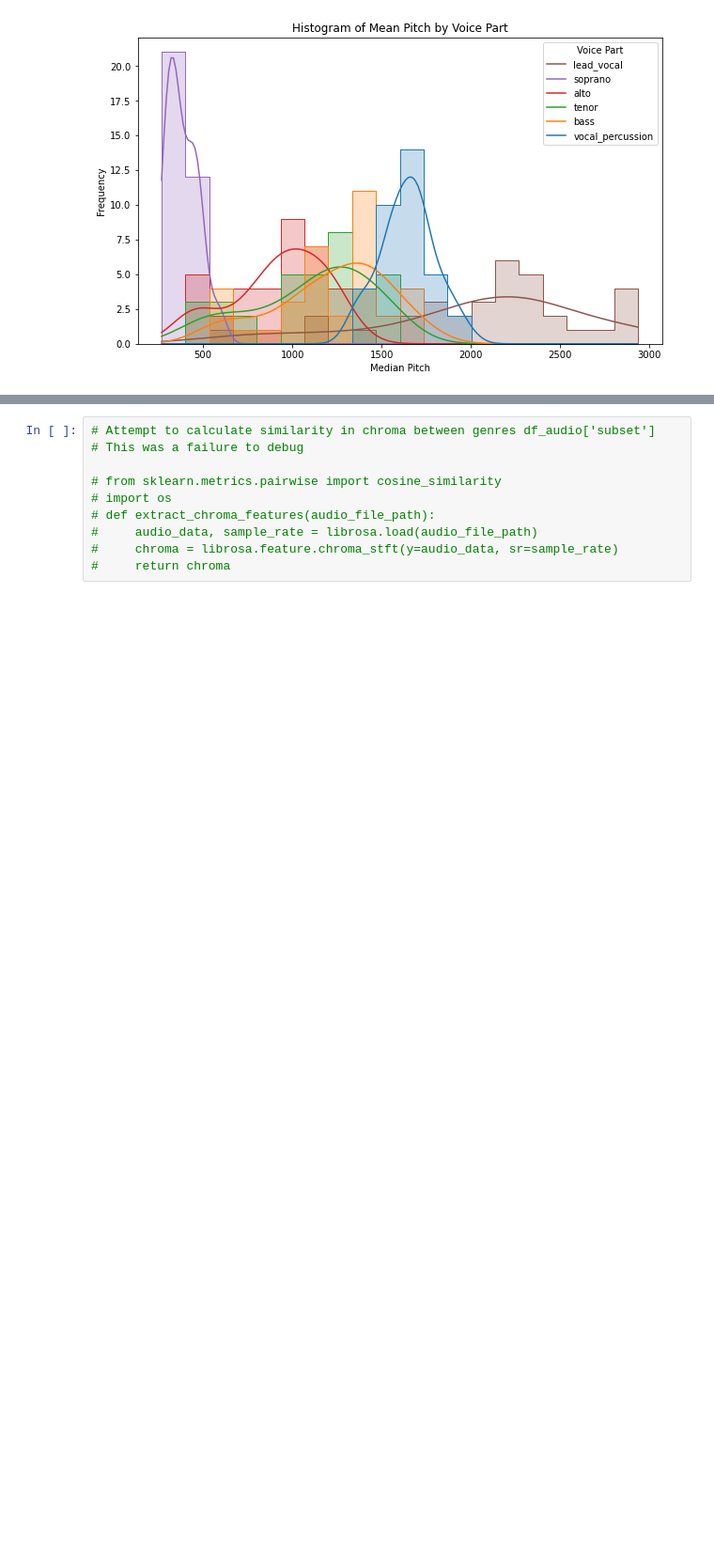
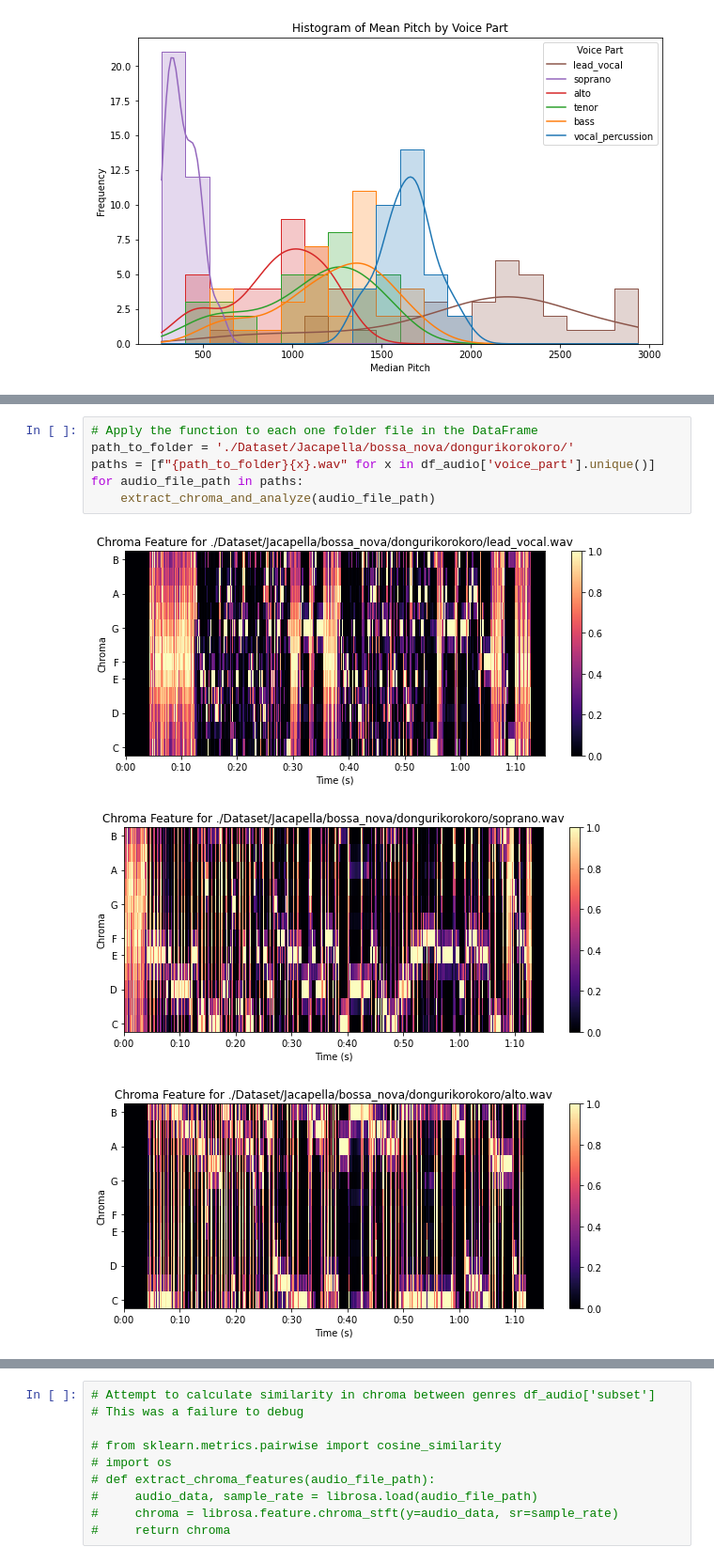
Before and after one commit to DarrylSSY/AMT-A-Capella-Performances, a Jupyter notebook: Notebooks/Audio Tracks Separation.ipynb, the cells around one changed output, grey strips where cells are left out. Shown at 94% size. Drawn from its saved outputs; the diff is of its cells as text; blank space fills up the shorter version.

```diff
--- a/Notebooks/Audio Tracks Separation.ipynb
+++ b/Notebooks/Audio Tracks Separation.ipynb
@@ -361,0 +360,10 @@ def extract_chroma_and_analyze(audio_file_path):
+# %%
+# Apply the function to each one folder file in the DataFrame
+path_to_folder = './Dataset/Jacapella/bossa_nova/dongurikorokoro/'
+paths = [f"{path_to_folder}{x}.wav" for x in df_audio['voice_part'].unique()]
+for audio_file_path in paths:
+    extract_chroma_and_analyze(audio_file_path)
+# %% [output]
+[figure, added]
+[figure, added]
+[figure, added]
```
Also changed, not shown: parts of 8 cells of this notebook.
